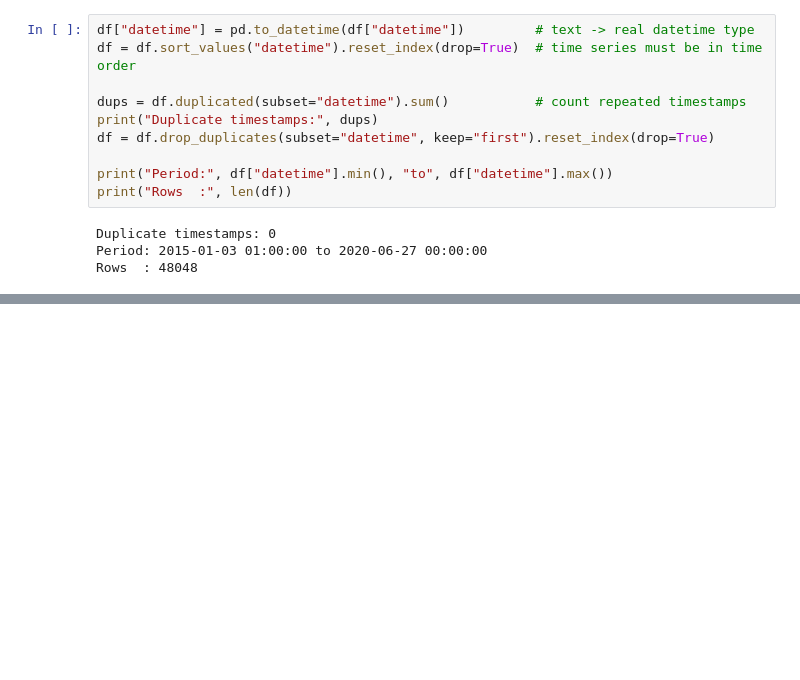
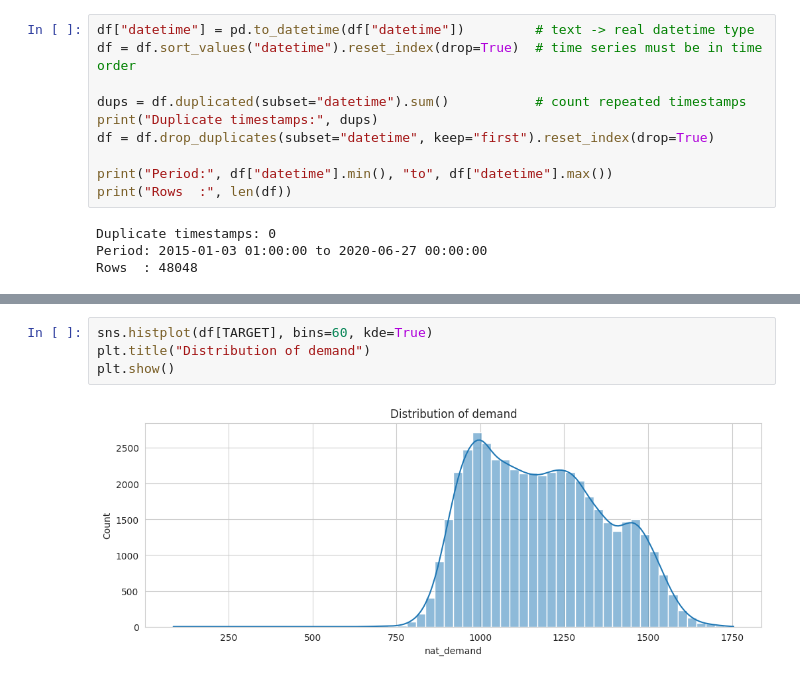
Before and after one commit to Handdyy11/Electricity_load_forecasting, a Jupyter notebook: Electricity_forcasting.ipynb, the cells around one changed output, grey strips where cells are left out. Cells and saved outputs as stored; diff of their text form; blank space fills up the shorter version.

```diff
--- a/Electricity_forcasting.ipynb
+++ b/Electricity_forcasting.ipynb
@@ -59,0 +141,6 @@ Rows  : 48048
+# %%
+sns.histplot(df[TARGET], bins=60, kde=True)
+plt.title("Distribution of demand")
+plt.show()
+# %% [output]
+[figure, added]
```
Also changed, not shown: parts of 15 cells of this notebook.
